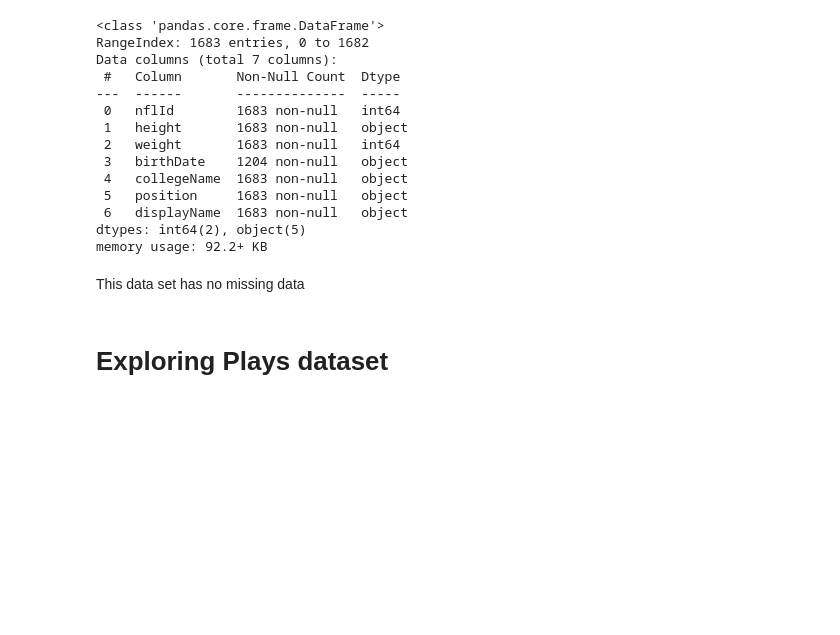
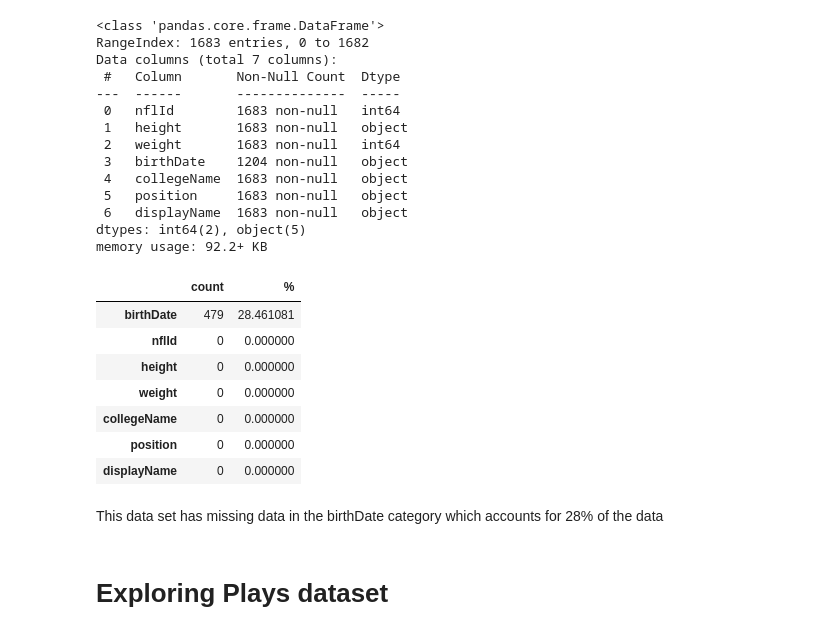
Before and after one commit to cyndiejn/CapstoneProject, a Jupyter notebook: Bootcamp Capstone Project - Data Wrangling copy.ipynb, the cells around one changed output. Drawn from its saved outputs; the diff is of its cells as text; code cells hidden in the pictures; blank space fills up the shorter version.

```diff
--- a/Bootcamp Capstone Project - Data Wrangling copy.ipynb
+++ b/Bootcamp Capstone Project - Data Wrangling copy.ipynb
@@ -161,8 +161,21 @@ Data columns (total 7 columns):
  6   displayName  1683 non-null   object
 dtypes: int64(2), object(5)
 memory usage: 92.2+ KB
+# %%
+missingplayers = pd.concat([players.isnull().sum(), 100 * players.isnull().mean()], axis = 1)
+missingplayers.columns = ['count', '%']
+missingplayers.sort_values(by = 'count', ascending = False)
+# %% [output]
+|  | count | % |
+| birthDate | 479 | 28.461081 |
+| nflId | 0 | 0.000000 |
+| height | 0 | 0.000000 |
+| weight | 0 | 0.000000 |
+| collegeName | 0 | 0.000000 |
+| position | 0 | 0.000000 |
+| displayName | 0 | 0.000000 |
 # %% [markdown]
-This data set has no missing data
+This data set has missing data in the birthDate category which accounts for 28% of the data
 # %% [markdown]
 # Exploring Plays dataset
 # %%
```
Also changed, not shown: parts of 22 cells of this notebook.
